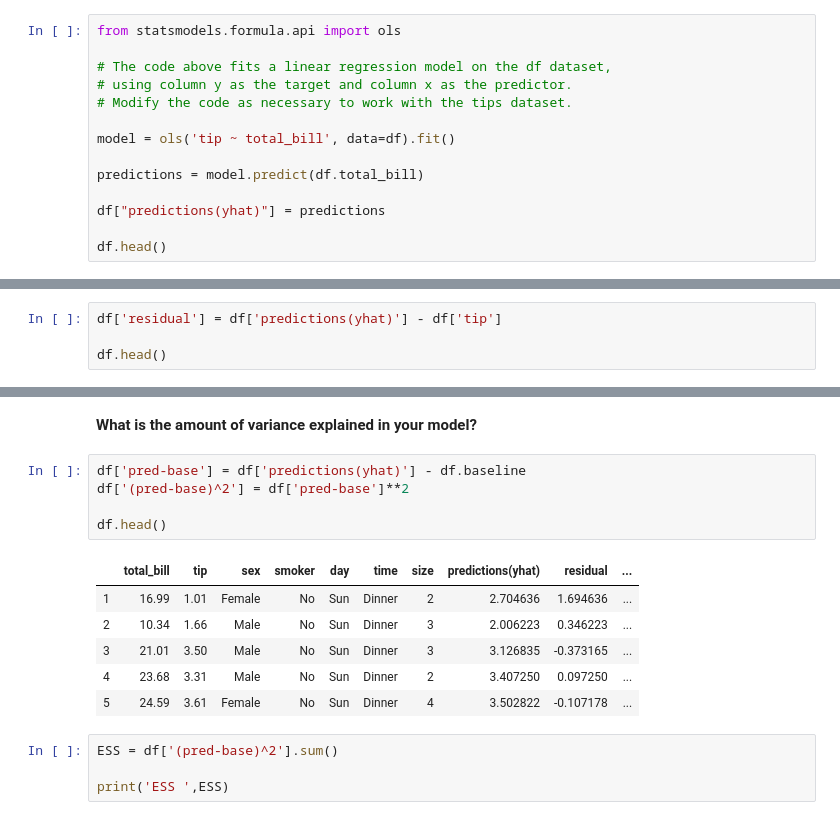
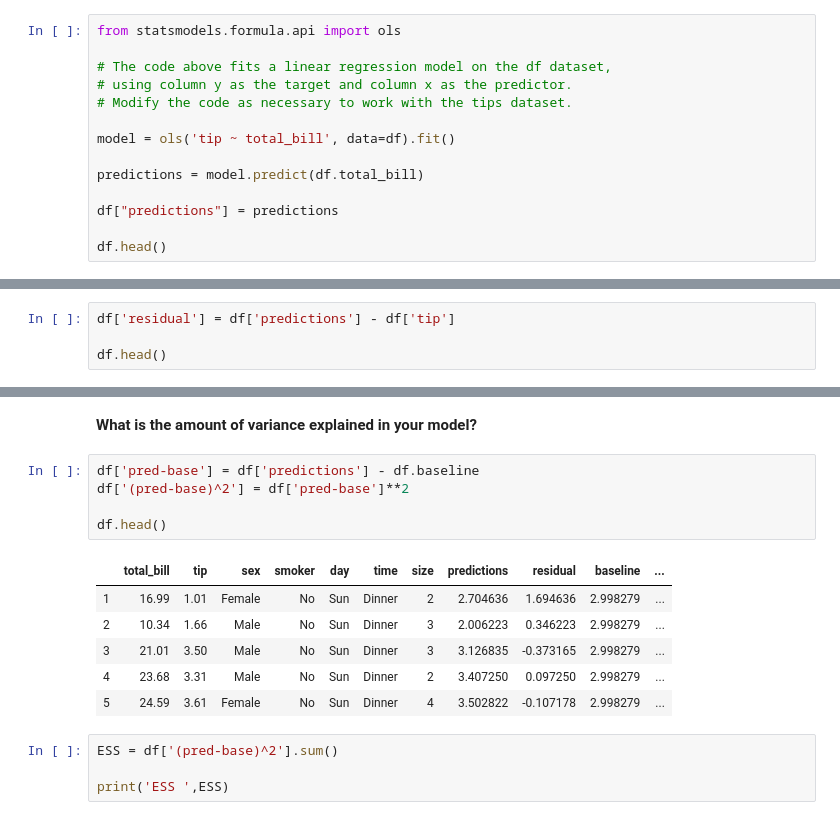
Before and after one commit to Johndsalas/coding_practice, a Jupyter notebook: tips_regression_excersize.ipynb, the cells around one changed output, grey strips where cells are left out. Saved outputs shown, nothing was run; the diff lists cells and outputs as text.

```diff
--- a/tips_regression_excersize.ipynb
+++ b/tips_regression_excersize.ipynb
@@ -65,7 +65,7 @@ model = ols('tip ~ total_bill', data=df).fit()
 
 predictions = model.predict(df.total_bill)
 
-df["predictions(yhat)"] = predictions
+df["predictions"] = predictions
 
 df.head()
 # %% [output]
@@ -78,7 +78,7 @@ df.head()
 # %% [markdown]
 **Plot the residuals for the linear regression model that you made.**
 # %%
-df['residual'] = df['predictions(yhat)'] - df['tip']
+df['residual'] = df['predictions'] - df['tip']
 
 df.head()
 # %% [output]
@@ -232,17 +232,17 @@ This model outpreforms the baseline!
 # %% [markdown]
 **What is the amount of variance explained in your model?**
 # %%
-df['pred-base'] = df['predictions(yhat)'] - df.baseline
+df['pred-base'] = df['predictions'] - df.baseline
 df['(pred-base)^2'] = df['pred-base']**2
 
 df.head()
 # %% [output]
-|  | total_bill | tip | sex | smoker | day | time | size | predictions(yhat) | residual | ... |
-| 1 | 16.99 | 1.01 | Female | No | Sun | Dinner | 2 | 2.704636 | 1.694636 | ... |
-| 2 | 10.34 | 1.66 | Male | No | Sun | Dinner | 3 | 2.006223 | 0.346223 | ... |
-| 3 | 21.01 | 3.50 | Male | No | Sun | Dinner | 3 | 3.126835 | -0.373165 | ... |
-| 4 | 23.68 | 3.31 | Male | No | Sun | Dinner | 2 | 3.407250 | 0.097250 | ... |
-| 5 | 24.59 | 3.61 | Female | No | Sun | Dinner | 4 | 3.502822 | -0.107178 | ... |
+|  | total_bill | tip | sex | smoker | day | time | size | predictions | residual | baseline | ... |
+| 1 | 16.99 | 1.01 | Female | No | Sun | Dinner | 2 | 2.704636 | 1.694636 | 2.998279 | ... |
+| 2 | 10.34 | 1.66 | Male | No | Sun | Dinner | 3 | 2.006223 | 0.346223 | 2.998279 | ... |
+| 3 | 21.01 | 3.50 | Male | No | Sun | Dinner | 3 | 3.126835 | -0.373165 | 2.998279 | ... |
+| 4 | 23.68 | 3.31 | Male | No | Sun | Dinner | 2 | 3.407250 | 0.097250 | 2.998279 | ... |
+| 5 | 24.59 | 3.61 | Female | No | Sun | Dinner | 4 | 3.502822 | -0.107178 | 2.998279 | ... |
 # %%
 ESS = df['(pred-base)^2'].sum()
 
```
Also changed, not shown: parts of 23 cells of this notebook, 1 other file.
